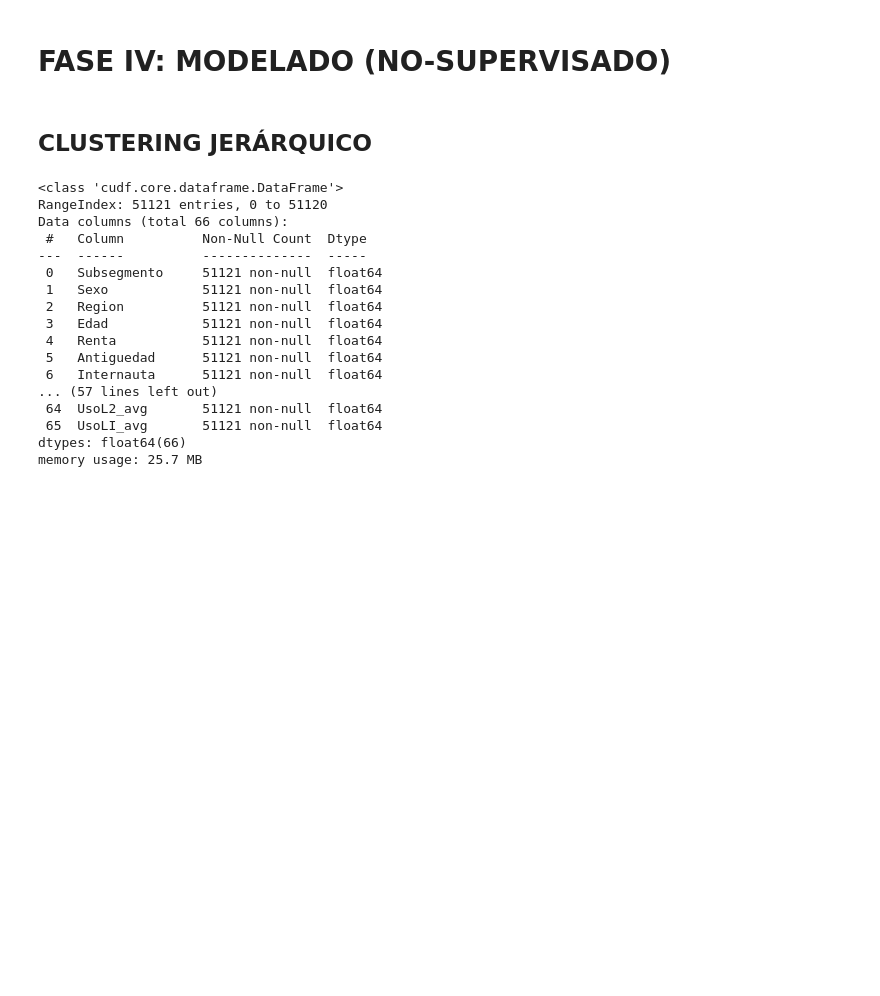
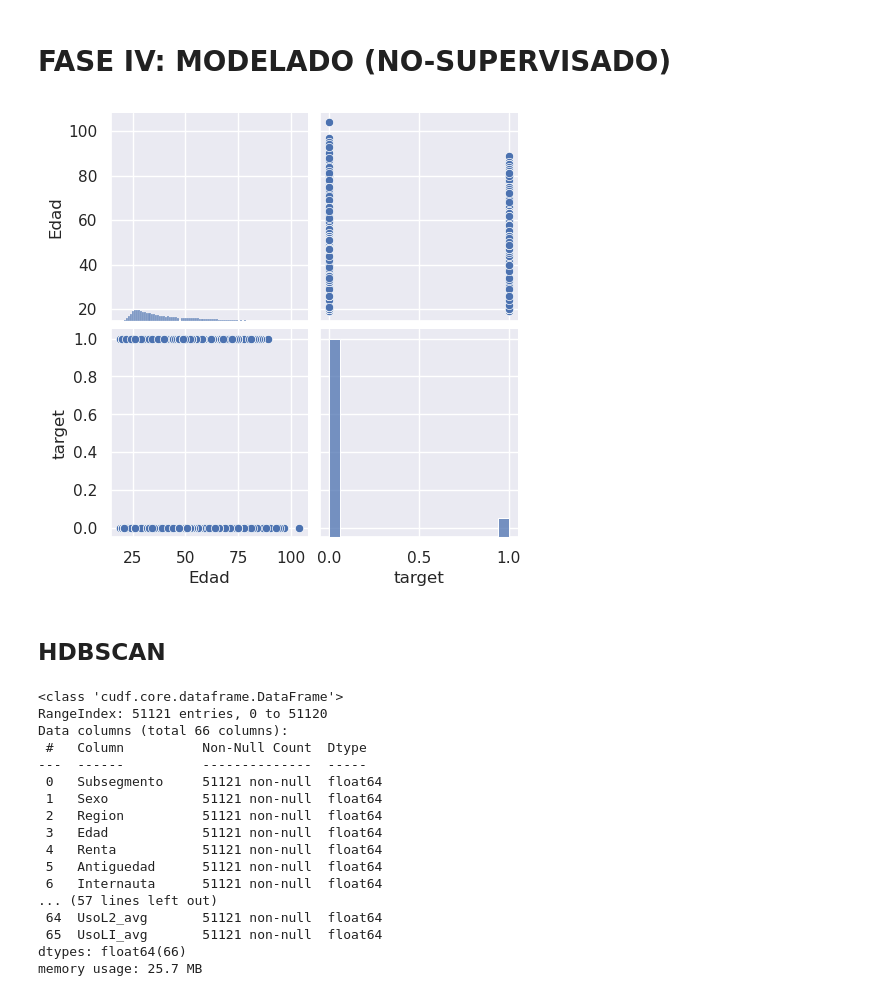
Before and after one commit to dar-rojas/MachineLearning-003D, a Jupyter notebook: unsupervised/modelling.ipynb, the cells around one changed output. Drawn from its saved outputs; the diff is of its cells as text; code cells hidden in the pictures; blank space fills up the shorter version.

```diff
--- a/unsupervised/modelling.ipynb
+++ b/unsupervised/modelling.ipynb
@@ -31,7 +31,14 @@ import cudf
 
 monopoly = cudf.read_parquet('../monopoly_cleaned_parquet')
-# %% [markdown]
-## **CLUSTERING JERÁRQUICO**
+# %%
+# Pair-plot
+sns.set()
+sns.pairplot(data=monopoly ,vars=["Edad", "target"])
+plt.show()
+# %% [output]
+[figure, added]
+# %% [markdown]
+## **HDBSCAN**
 # %%
 monopoly.info()
 # %% [output]
```
Also changed, not shown: parts of 9 cells of this notebook.
